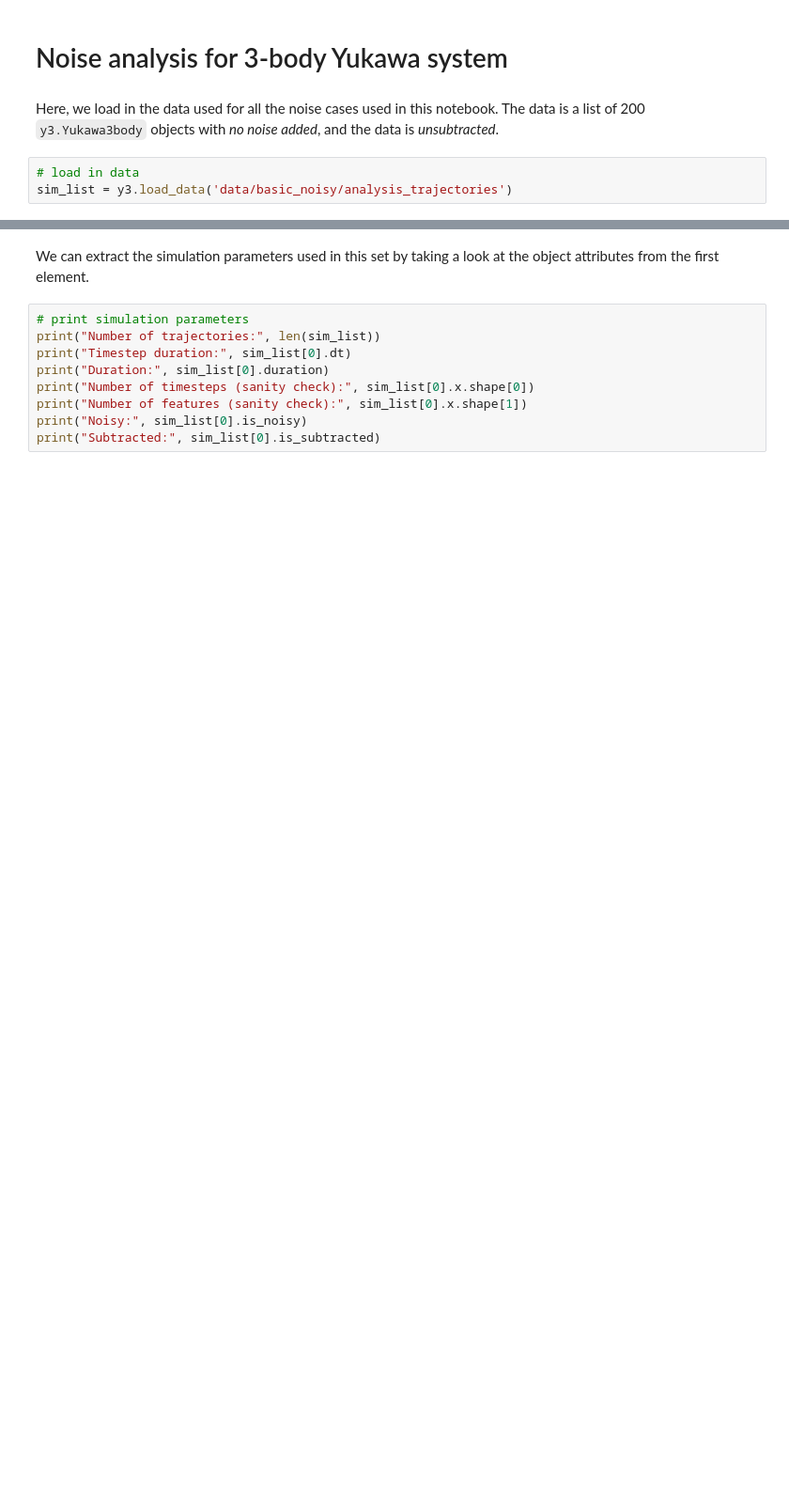
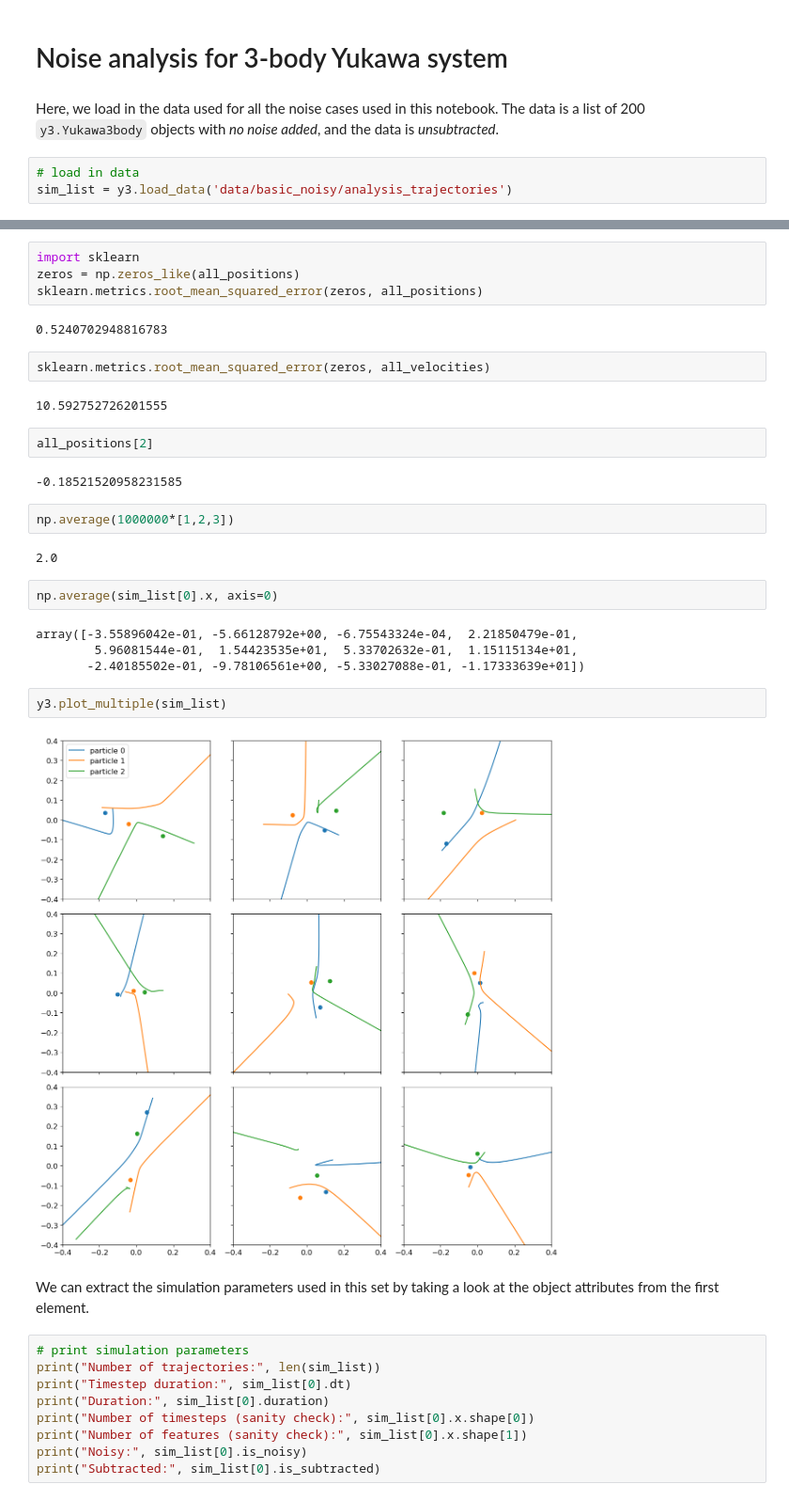
Before and after one commit to zbrookshowe/yukawa-sindy, a Jupyter notebook: 3body_noise_analysis.ipynb, the cells around one changed output, grey strips where cells are left out. Shown at 94% size. Cells and saved outputs as stored; diff of their text form; blank space fills up the shorter version.

```diff
--- a/3body_noise_analysis.ipynb
+++ b/3body_noise_analysis.ipynb
@@ -13,3 +54,31 @@ sim_list = y3.load_data('data/basic_noisy/analysis_trajectories')
+# %%
+import sklearn
+zeros = np.zeros_like(all_positions)
+sklearn.metrics.root_mean_squared_error(zeros, all_positions)
+# %% [output]
+0.5240702948816783
+# %%
+sklearn.metrics.root_mean_squared_error(zeros, all_velocities)
+# %% [output]
+10.592752726201555
+# %%
+all_positions[2]
+# %% [output]
+-0.18521520958231585
+# %%
+np.average(1000000*[1,2,3])
+# %% [output]
+2.0
+# %%
+np.average(sim_list[0].x, axis=0)
+# %% [output]
+array([-3.55896042e-01, -5.66128792e+00, -6.75543324e-04,  2.21850479e-01,
+        5.96081544e-01,  1.54423535e+01,  5.33702632e-01,  1.15115134e+01,
+       -2.40185502e-01, -9.78106561e+00, -5.33027088e-01, -1.17333639e+01])
+# %%
+y3.plot_multiple(sim_list)
+# %% [output]
+[figure, added]
 # %% [markdown]
 We can extract the simulation parameters used in this set by taking a look at the object attributes from the first element.
 # %%
```
Also changed, not shown: parts of 44 cells of this notebook.
